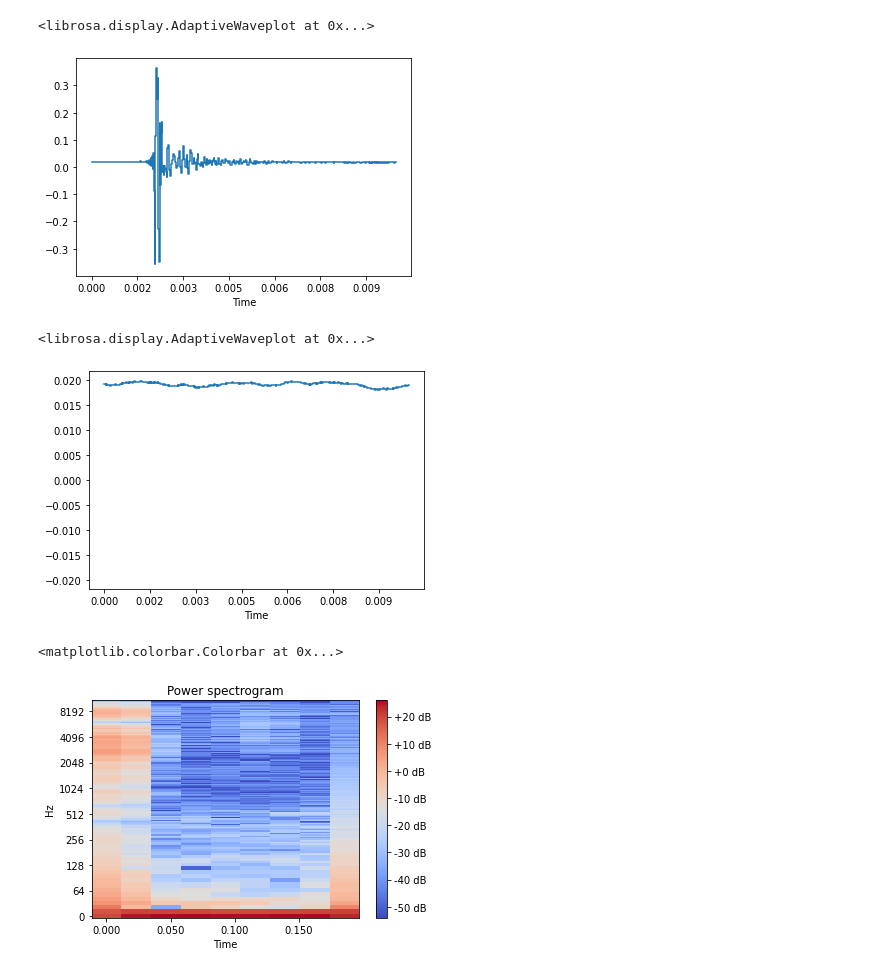
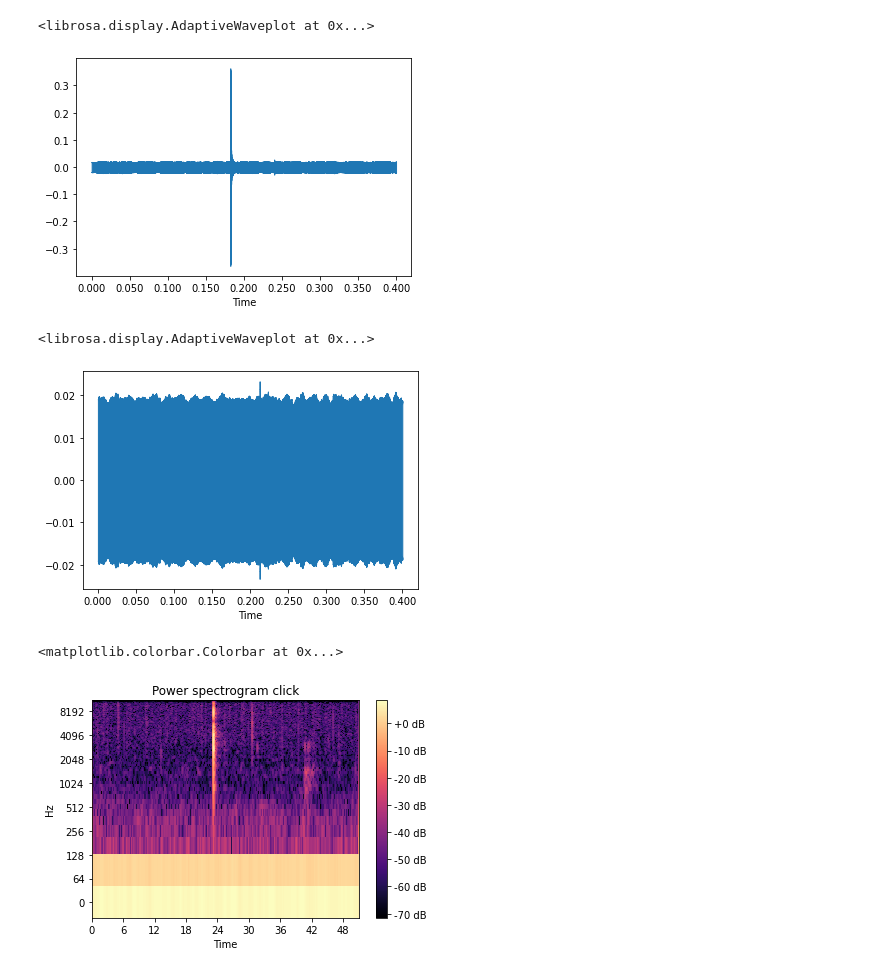
Before and after one commit to vkoil/pempheris-adspersa-alphabetisation, a Jupyter notebook: exploratoryAnalysis.ipynb, the cells around one changed output. Cells and saved outputs as stored; diff of their text form; code cells hidden in the pictures.

Commit message:
EDA on click and noise profiles

```diff
--- a/exploratoryAnalysis.ipynb
+++ b/exploratoryAnalysis.ipynb
@@ -9,4 +11,7 @@ import IPython.display
 import matplotlib.pyplot as plt
 # %%
 # loads an audio file as an array of amplitudes (integers)
-sample, sr = librosa.load("C:/Users/Isabe/OneDrive/Documents/GitHub/bigeye_vocalisation_recognition/data/samples/001_021530_021630.wav",sr=44000)
+sample, sr = librosa.load("data/samples/001_021530_021630.wav",sr=44000)
+# %%
+click_profile = sample[int(sr*7.40):int(sr*7.80)]
+noise_profile = sample[int(sr*0.15):int(sr*0.55)]
@@ -13,11 +26,11 @@ sample, sr = librosa.load("C:/Users/Isabe/OneDrive/Documents/GitHub/bigeye_vocal
 # %%
 # displays waveform
-librosa.display.waveshow(sample[int(sr*7.58):int(sr*7.59)], sr=sr)
+librosa.display.waveshow(click_profile, sr=sr)
 # %% [output]
 <librosa.display.AdaptiveWaveplot at 0x...>
-[figure, old version]
+[figure, new version]
 # %%
-librosa.display.waveshow(sample[int(sr*0.15):int(sr*0.16)], sr=sr)
+librosa.display.waveshow(noise_profile, sr=sr)
 # %% [output]
 <librosa.display.AdaptiveWaveplot at 0x...>
-[figure, old version]
+[figure, new version]
@@ -28,9 +37,11 @@ noise = np.abs(librosa.stft(sample[int(sr*0.15):int(sr*0.25)]))
 # %%
+stftarrayclick=librosa.stft(click_profile, n_fft=256, hop_length=8, win_length=256, window='hann', center=True, dtype=None, pad_mode='constant')
+
 fig, ax = plt.subplots()
-img = librosa.display.specshow(librosa.amplitude_to_db(click),y_axis='log',x_axis='time')
-ax.set_title('Power spectrogram')
+img = librosa.display.specshow(librosa.amplitude_to_db(stftarrayclick),y_axis='log', x_axis = 'time')
+ax.set_title('Power spectrogram click')
 fig.colorbar(img, ax=ax, format="%+2.0f dB")
 # %% [output]
 <matplotlib.colorbar.Colorbar at 0x...>
-[figure, old version]
+[figure, new version]
 # %%
```
Also changed, not shown: parts of 12 cells of this notebook, 1 other file.
